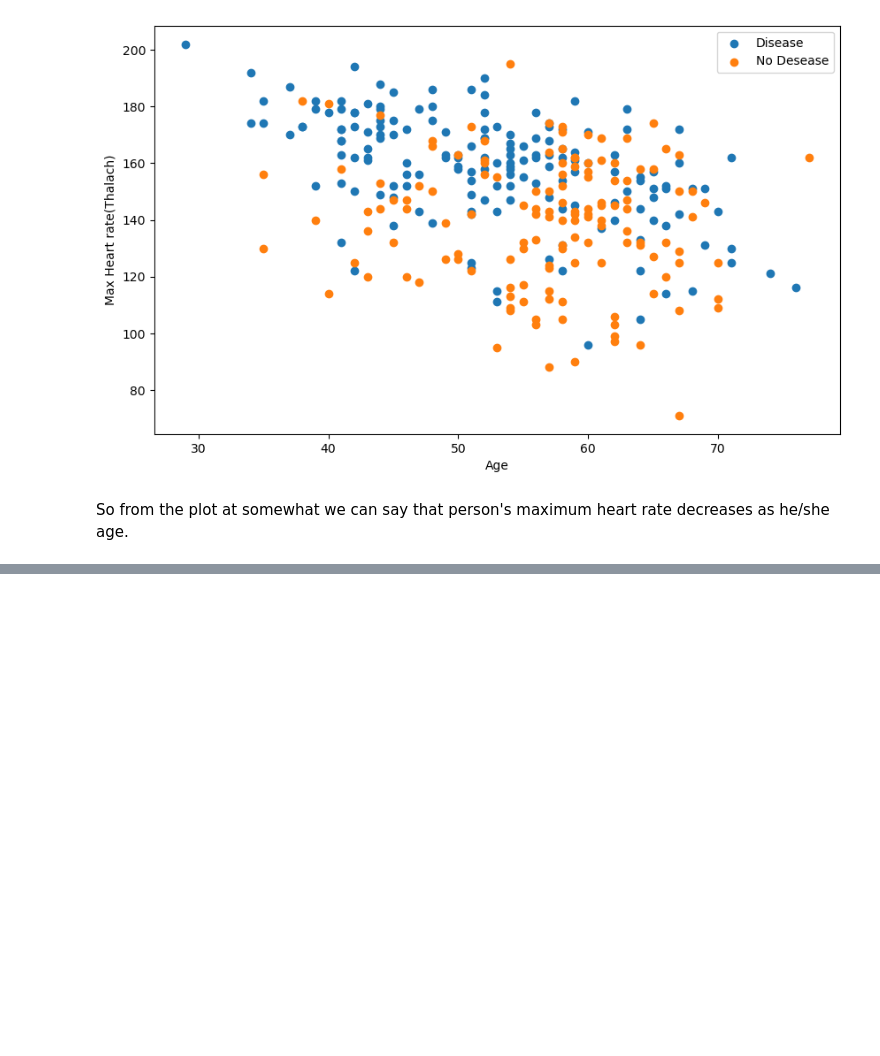
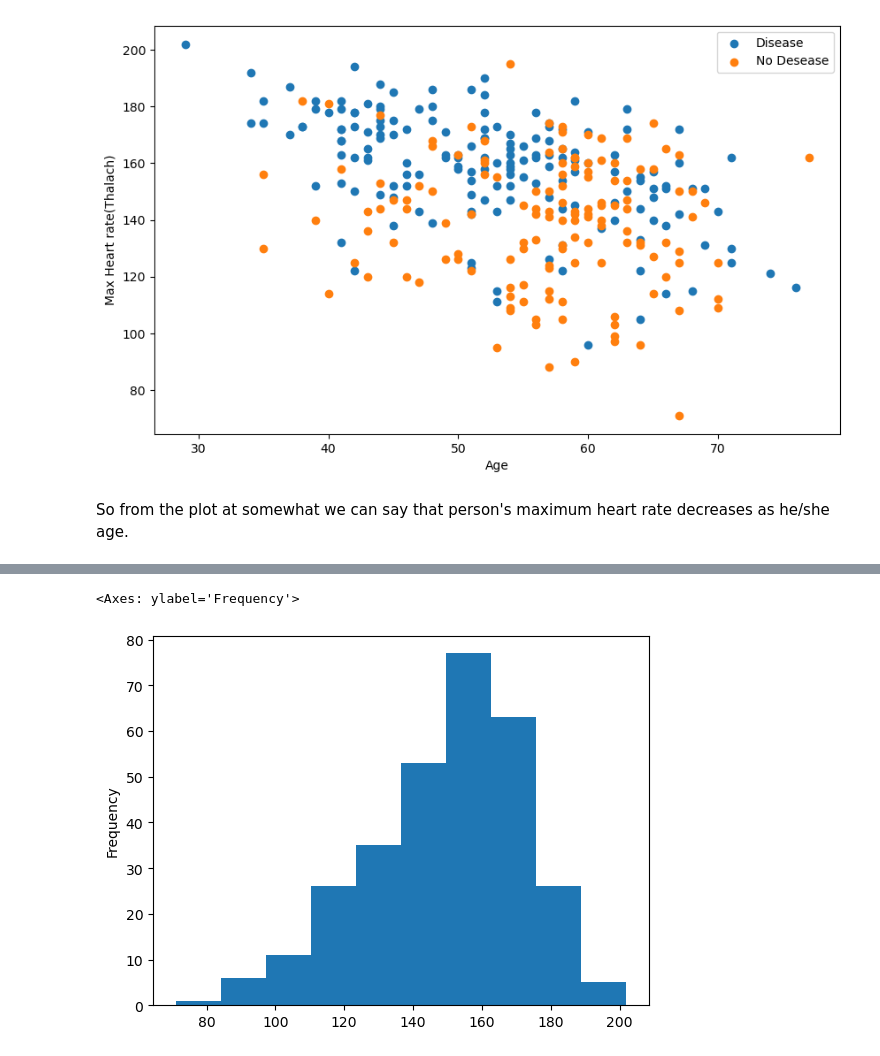
Before and after one commit to ShubhMPrajapati/heart-disease, a Jupyter notebook: main.ipynb, the cells around one changed output, grey strips where cells are left out. Cells and saved outputs as stored; diff of their text form; code cells hidden in the pictures; blank space fills up the shorter version.

```diff
--- a/main.ipynb
+++ b/main.ipynb
@@ -161,0 +183,5 @@ So from the plot at somewhat we can say that person's maximum heart rate decreas
+# %%
+data.thalach.plot.hist()
+# %% [output]
+<Axes: ylabel='Frequency'>
+[figure, added]
```
Also changed, not shown: parts of 9 cells of this notebook.
